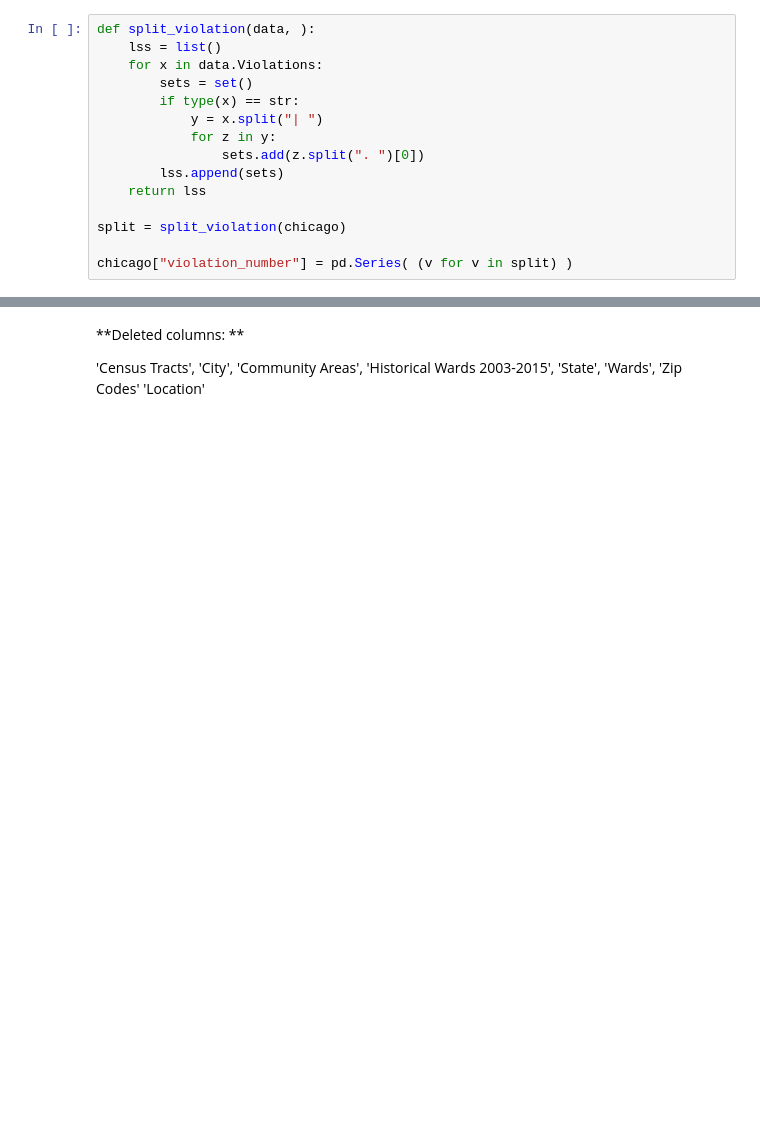
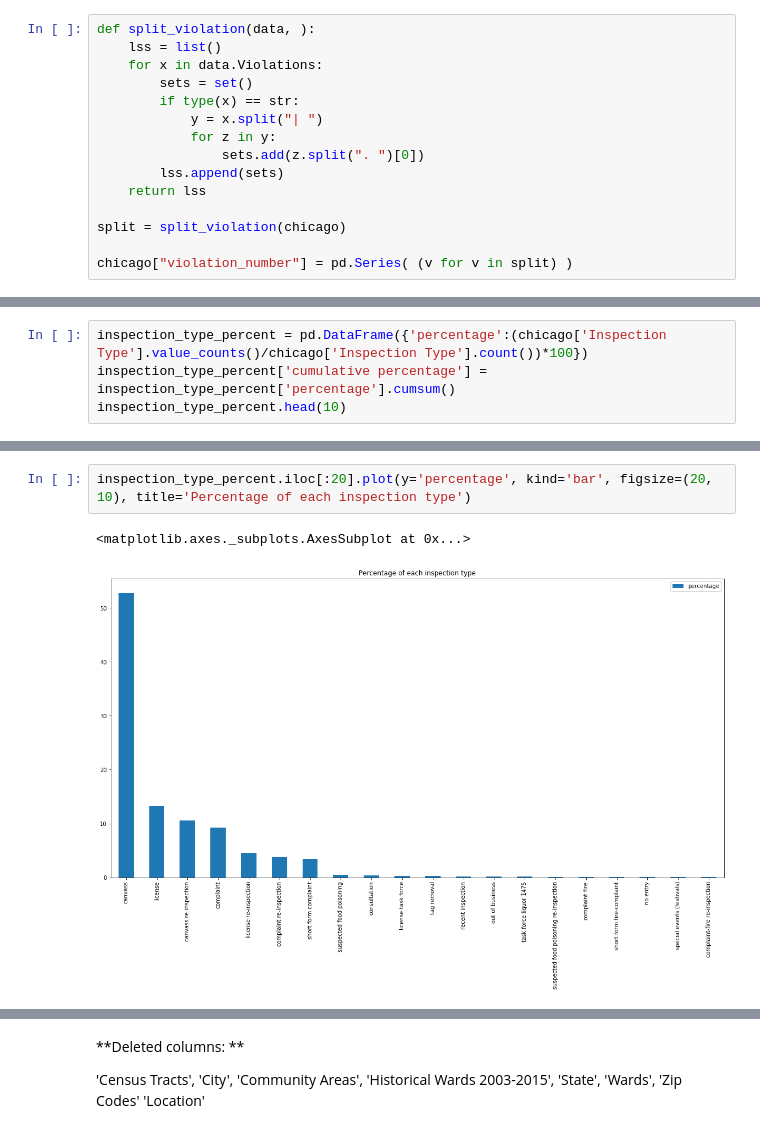
Before and after one commit to kangpl/ADA_2019_Project_MagicADA, a Jupyter notebook: project_zhenyu.ipynb, the cells around one changed output, grey strips where cells are left out. Cells and saved outputs as stored; diff of their text form; blank space fills up the shorter version.

```diff
--- a/project_zhenyu.ipynb
+++ b/project_zhenyu.ipynb
@@ -512,0 +183,4 @@ Name: Facility Type, dtype: int64
+# %%
+inspection_type_percent = pd.DataFrame({'percentage':(chicago['Inspection Type'].value_counts()/chicago['Inspection Type'].count())*100})
+inspection_type_percent['cumulative percentage'] = inspection_type_percent['percentage'].cumsum()
+inspection_type_percent.head(10)
@@ -512,0 +199,5 @@ Name: Facility Type, dtype: int64
+# %%
+inspection_type_percent.iloc[:20].plot(y='percentage', kind='bar', figsize=(20, 10), title='Percentage of each inspection type')
+# %% [output]
+<matplotlib.axes._subplots.AxesSubplot at 0x...>
+[figure, added]
```
Also changed, not shown: parts of 91 cells of this notebook.
